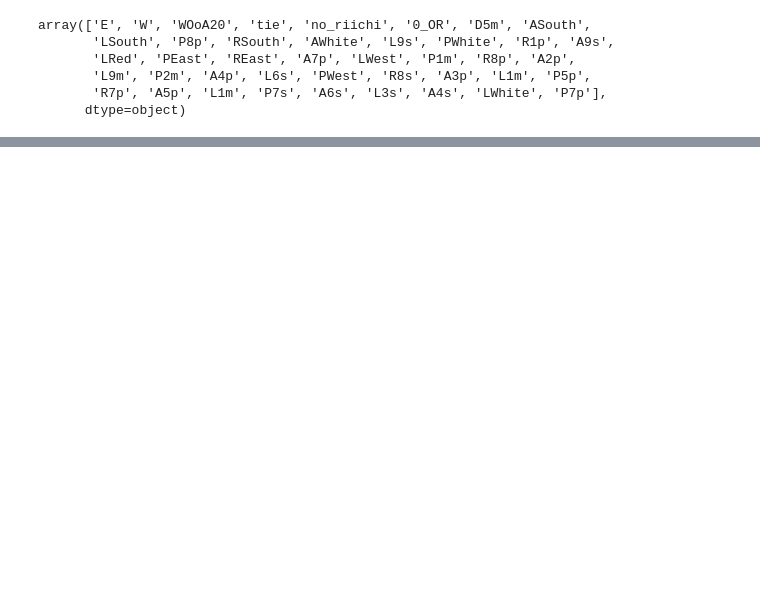
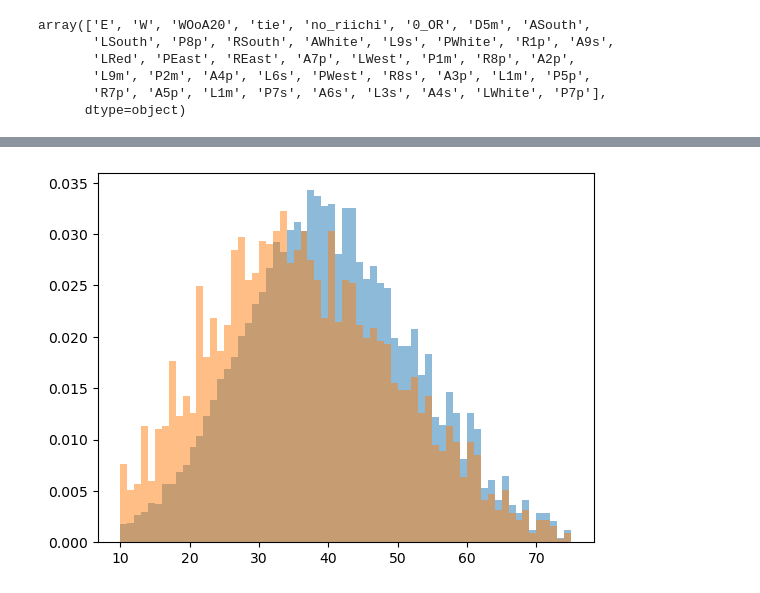
Before and after one commit to Efithor/riichi-dendrology, a Jupyter notebook: fuller_data_clean.ipynb, the cells around one changed output, grey strips where cells are left out. Drawn from its saved outputs; the diff is of its cells as text; code cells hidden in the pictures; blank space fills up the shorter version.

```diff
--- a/fuller_data_clean.ipynb
+++ b/fuller_data_clean.ipynb
@@ -248,0 +279,2 @@ array(['E', 'N', 'WOoA20', 'tie', 'no_riichi', '0_OR', 'D9m', 'R1p',
+# %%
+group_sizes = result_non.groupby('round_id').size()
@@ -248,0 +384,9 @@ array(['E', 'N', 'WOoA20', 'tie', 'no_riichi', '0_OR', 'D9m', 'R1p',
+# %%
+new_group_sizes = new_group_sizes.loc[new_group_sizes!=0]
+# %%
+bins_needed = new_group_sizes.max() - new_group_sizes.min()
+plt.hist(new_group_sizes, alpha=0.5, density=True, bins=bins_needed)
+plt.hist(chiitoi_lengths, alpha=0.5, density=True, bins=(chiitoi_lengths.max() - chiitoi_lengths.min()))
+plt.show()
+# %% [output]
+[figure, added]
```
Also changed, not shown: parts of 55 cells of this notebook, 1 other file.
